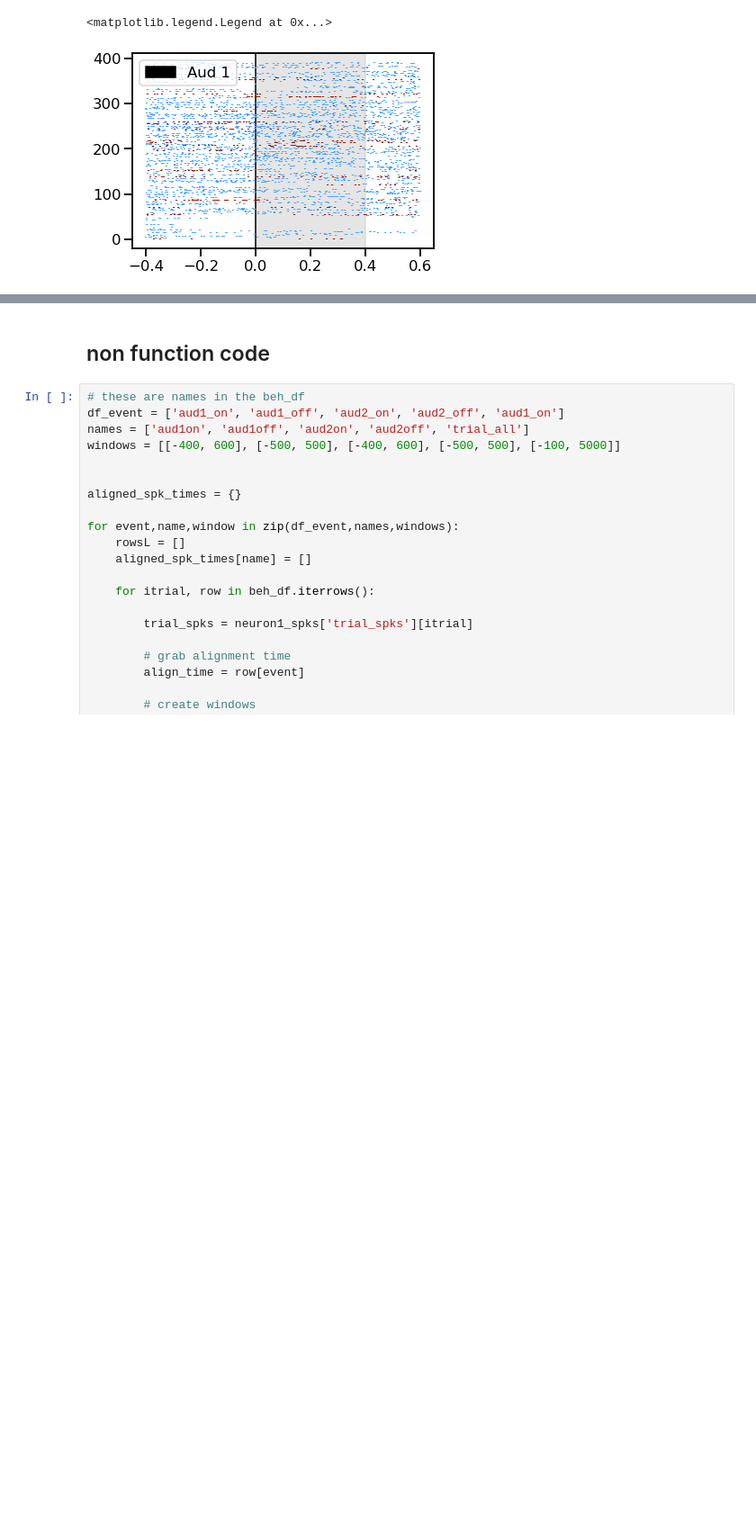
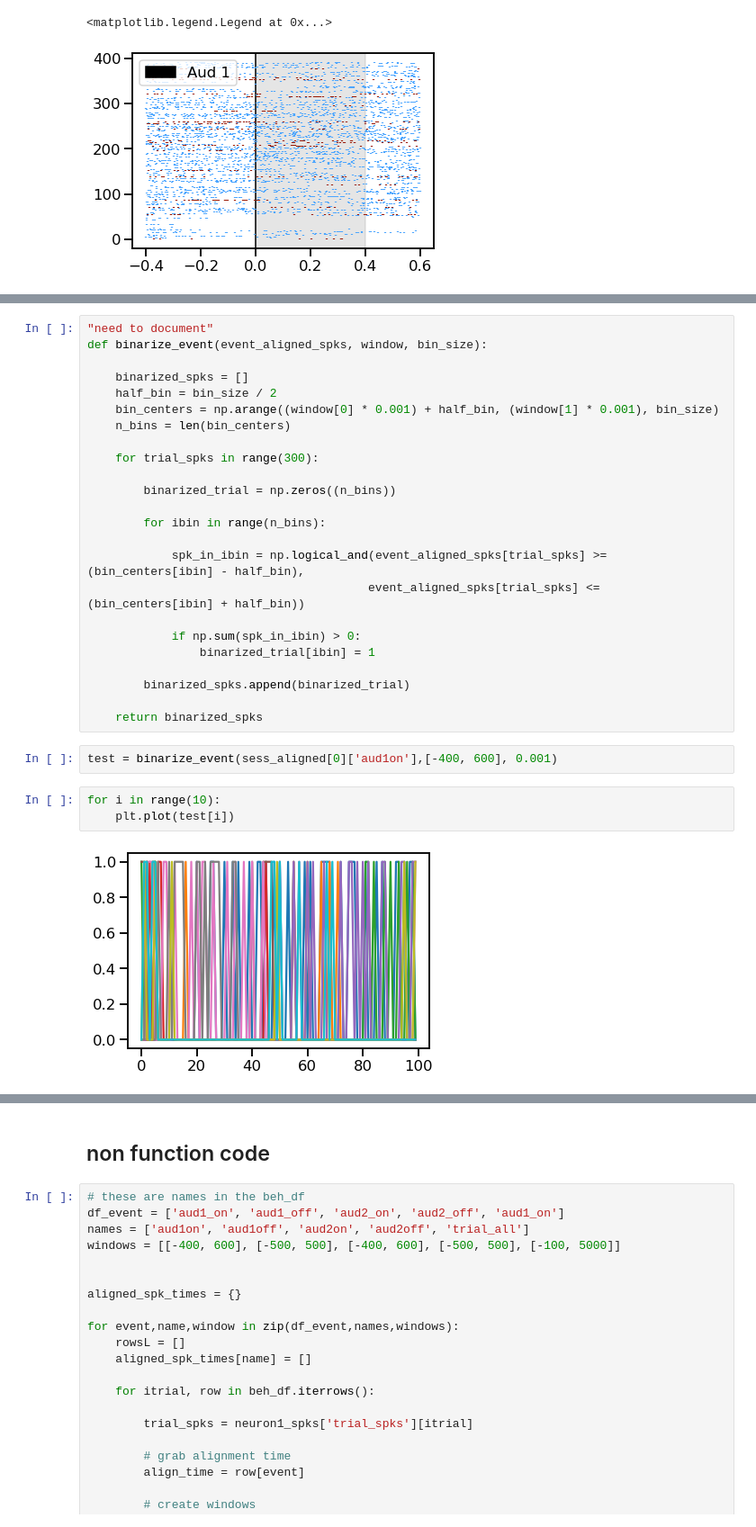
Before and after one commit to Brody-Lab/jbreda_PWM_mPFC_analysis, a Jupyter notebook: event_centering.ipynb, the cells around one changed output, grey strips where cells are left out. Shown: that part at 90% size. Drawn from its saved outputs; the diff is of its cells as text; blank space fills up the shorter version.

```diff
--- a/event_centering.ipynb
+++ b/event_centering.ipynb
@@ -81,0 +116,31 @@ Stopped here--- TODO:
+# %%
+"need to document"
+def binarize_event(event_aligned_spks, window, bin_size):
+
+    binarized_spks = []
+    half_bin = bin_size / 2
+    bin_centers = np.arange((window[0] * 0.001) + half_bin, (window[1] * 0.001), bin_size)
+    n_bins = len(bin_centers)
+
+    for trial_spks in range(300):
+
+        binarized_trial = np.zeros((n_bins))
+
+        for ibin in range(n_bins):
+
+            spk_in_ibin = np.logical_and(event_aligned_spks[trial_spks] >= (bin_centers[ibin] - half_bin),
+                                        event_aligned_spks[trial_spks] <= (bin_centers[ibin] + half_bin))
+
+            if np.sum(spk_in_ibin) > 0:
+                binarized_trial[ibin] = 1
+
+        binarized_spks.append(binarized_trial)
+
+    return binarized_spks
+# %%
+test = binarize_event(sess_aligned[0]['aud1on'],[-400, 600], 0.001)
+# %%
+for i in range(10):
+    plt.plot(test[i])
+# %% [output]
+[figure, added]
```
Also changed, not shown: parts of 15 cells of this notebook, 1 other file.
